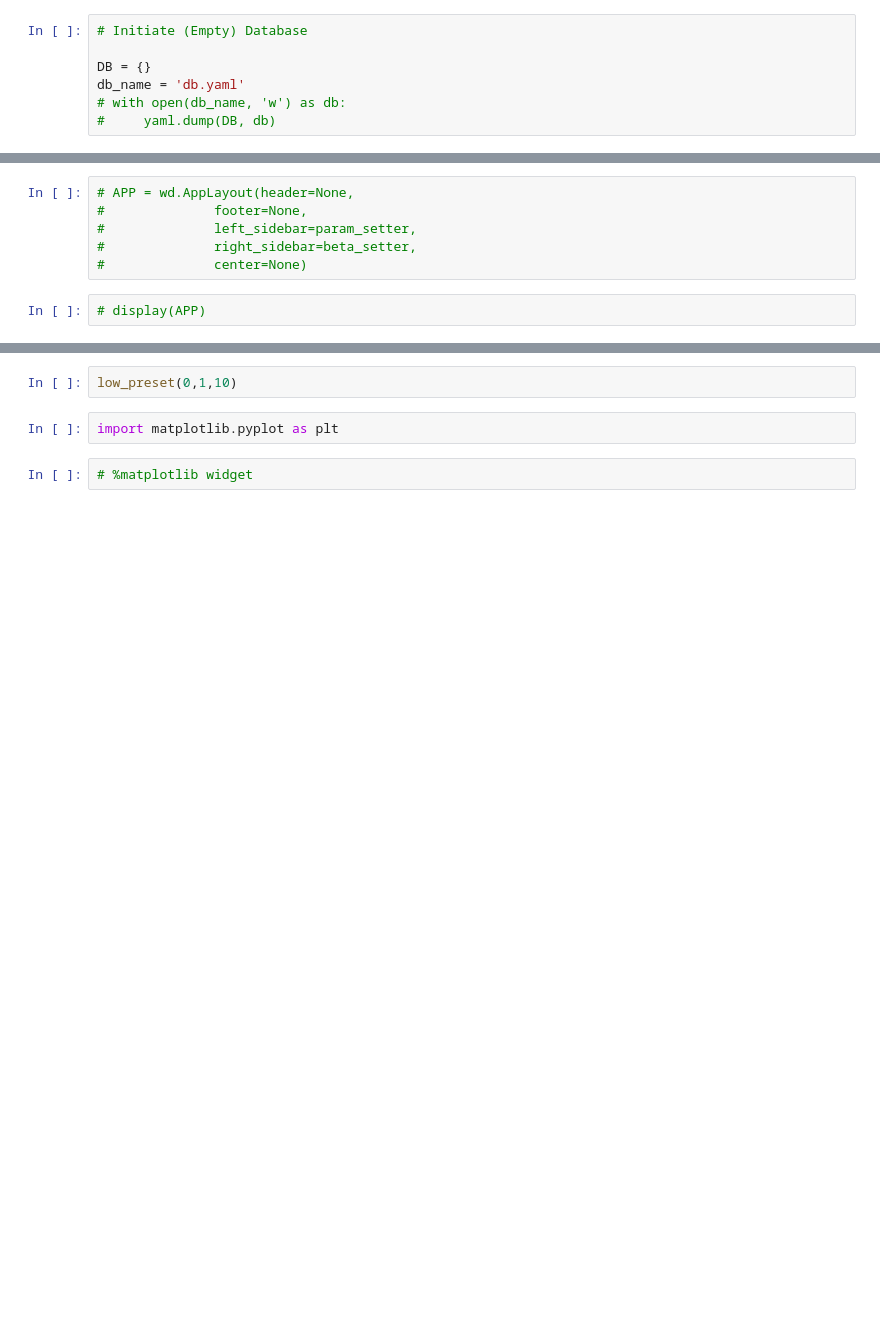
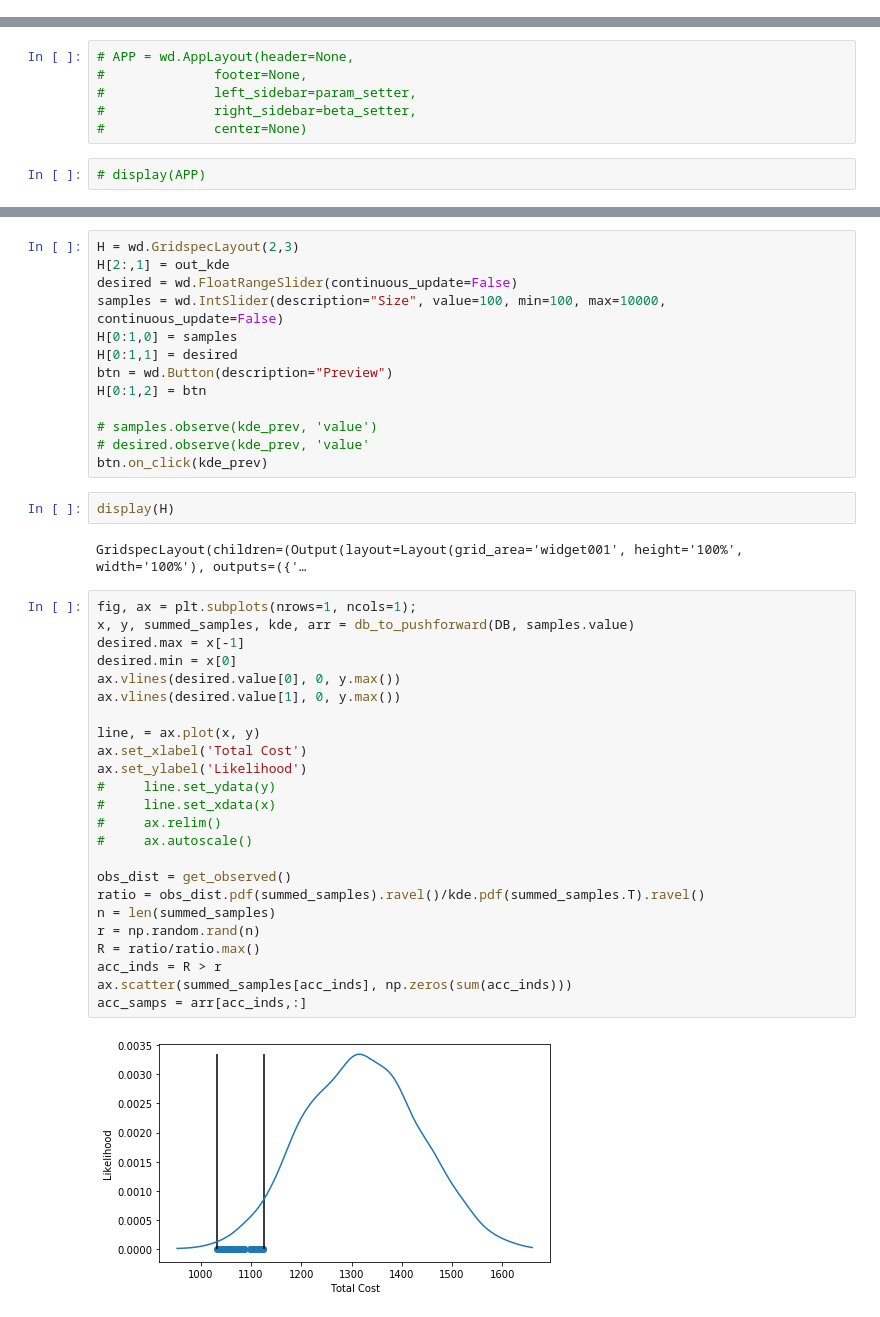
Before and after one commit to mathematicalmichael/dci-demo, a Jupyter notebook: interface.ipynb, the cells around one changed output, grey strips where cells are left out. Saved outputs shown, nothing was run; the diff lists cells and outputs as text; blank space fills up the shorter version.

```diff
--- a/interface.ipynb
+++ b/interface.ipynb
@@ -92,7 +184,0 @@ beta_setter[1,1] = b
-# %%
-# Initiate (Empty) Database
-
-DB = {}
-db_name = 'db.yaml'
-# with open(db_name, 'w') as db:
-#     yaml.dump(DB, db)
@@ -271,6 +454,43 @@ mid_preset(0,1,1)
-# %%
-low_preset(0,1,10)
-# %%
-import matplotlib.pyplot as plt
-# %%
-# %matplotlib widget
+# %%
+H = wd.GridspecLayout(2,3)
+H[2:,1] = out_kde
+desired = wd.FloatRangeSlider(continuous_update=False)
+samples = wd.IntSlider(description="Size", value=100, min=100, max=10000, continuous_update=False)
+H[0:1,0] = samples
+H[0:1,1] = desired
+btn = wd.Button(description="Preview")
+H[0:1,2] = btn
+
+# samples.observe(kde_prev, 'value')
+# desired.observe(kde_prev, 'value'
+btn.on_click(kde_prev)
+# %%
+display(H)
+# %% [output]
+GridspecLayout(children=(Output(layout=Layout(grid_area='widget001', height='100%', width='100%'), outputs=({'…
+# %%
+fig, ax = plt.subplots(nrows=1, ncols=1);
+x, y, summed_samples, kde, arr = db_to_pushforward(DB, samples.value)
+desired.max = x[-1]
+desired.min = x[0]
+ax.vlines(desired.value[0], 0, y.max())
+ax.vlines(desired.value[1], 0, y.max())
+
+line, = ax.plot(x, y)
+ax.set_xlabel('Total Cost')
+ax.set_ylabel('Likelihood')
+#     line.set_ydata(y)
+#     line.set_xdata(x)
+#     ax.relim()
+#     ax.autoscale()
+
+obs_dist = get_observed()
+ratio = obs_dist.pdf(summed_samples).ravel()/kde.pdf(summed_samples.T).ravel()
+n = len(summed_samples)
+r = np.random.rand(n)
+R = ratio/ratio.max()
+acc_inds = R > r
+ax.scatter(summed_samples[acc_inds], np.zeros(sum(acc_inds)))
+acc_samps = arr[acc_inds,:]
+# %% [output]
+[figure, added]
```
Also changed, not shown: parts of 28 cells of this notebook, 1 other file.
